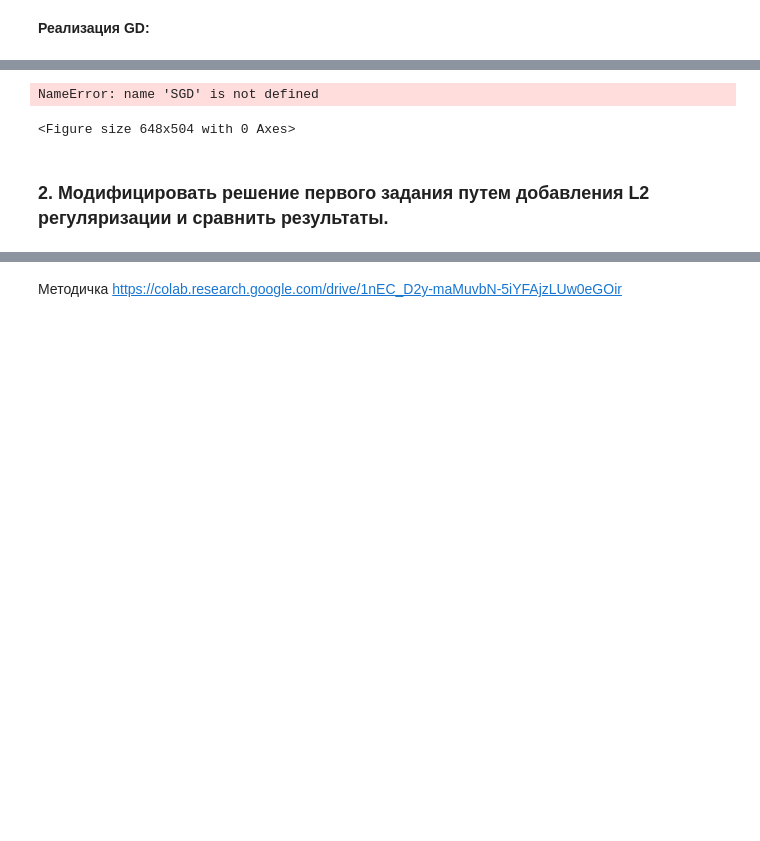
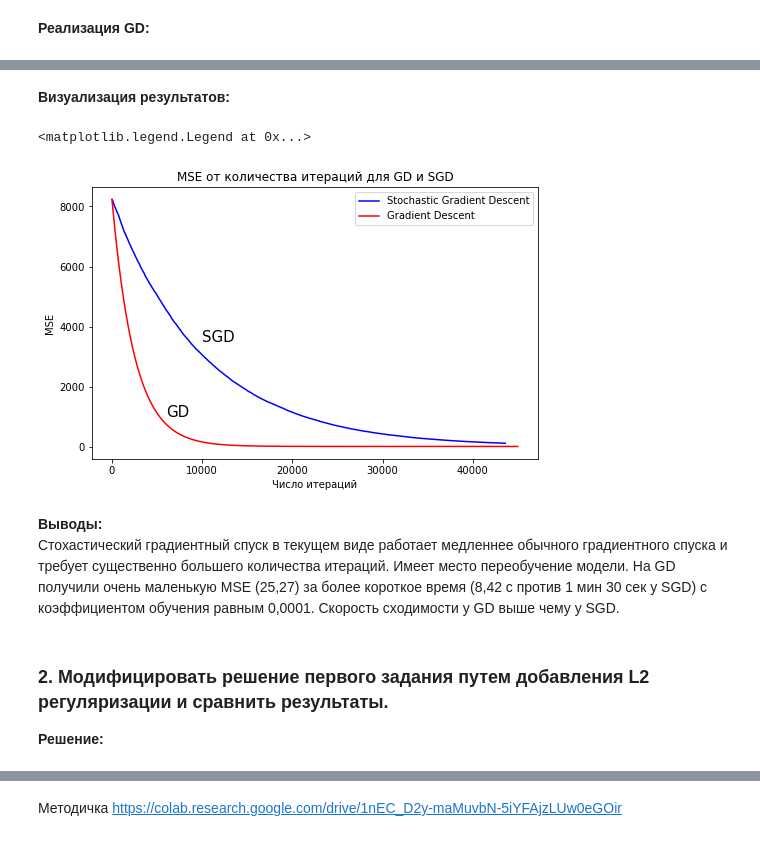
Before and after one commit to MikhailDemin/GB_DataScience-in-Med, a Jupyter notebook: 09_Data_analyze_algorhytms/09_lesson_2_my_solution.ipynb, the cells around one changed output, grey strips where cells are left out. Drawn from its saved outputs; the diff is of its cells as text; code cells hidden in the pictures; blank space fills up the shorter version.

```diff
--- a/09_Data_analyze_algorhytms/09_lesson_2_my_solution.ipynb
+++ b/09_Data_analyze_algorhytms/09_lesson_2_my_solution.ipynb
@@ -15,7 +16,7 @@ import numpy as np
 # %% [markdown]
 __Создание датасета:__
 # %%
-data, target, coef = datasets.make_regression(n_samples=10000,
+data, target, coef = datasets.make_regression(n_samples=20000,
                                               n_features = 2,
                                               n_informative = 2,
                                               n_targets = 1,
@@ -235,0 +131,15 @@ Initial weights = [1. 1.]
+# %%
+# Метод градиентного спуска
+error_gd = []
+def eval_GD(X, y, iterations, alpha):
+    np.random.seed(42)
+    w = np.random.randn(X.shape[1])
+    n = X.shape[0]
+    for i in range(1, iterations + 1):
+        y_pred = np.dot(X, w)
+        err = calc_mse(y, y_pred)
+        error_gd.append(err)
+        w -= alpha * (1/n * 2 * np.dot((y_pred - y), X))
+        if i % (iterations / 10) == 0:
+            print(f'Итерация = {i}, Подобранные веса = {w}, MSE = {err}')
+    return w
@@ -236,10 +163,16 @@ Initial weights = [1. 1.]
+# %% [markdown]
+__Визуализация результатов:__
 # %%
-# Визуализируем изменение функционала ошибки
-plt.figure(figsize=(9,7))
-plt.plot(range(len(errors)), errors)
-plt.title('MSE')
+# Визуализируем изменение MSE от количества итераций
+plt.figure(figsize=(8,5))
+plt.plot(range(len(errors)), errors, 'b', label='Stochastic Gradient Descent')
+plt.plot(range(len(error_gd)), error_gd, 'r', label='Gradient Descent')
+plt.text(10000, 3500, "SGD", fontsize=15)
+plt.text(6000, 1000, "GD", fontsize=15)
+plt.title('MSE от количества итераций для GD и SGD')
 plt.xlabel('Число итераций')
 plt.ylabel('MSE')
+plt.legend()
 # %% [output]
-NameError: name 'SGD' is not defined
+<matplotlib.legend.Legend at 0x...>
-<Figure size 648x504 with 0 Axes>
+[figure, added]
@@ -246,2 +197,6 @@ NameError: name 'SGD' is not defined
+# %% [markdown]
+__Выводы:__<br>
+Стохастический градиентный спуск в текущем виде работает медленнее обычного градиентного спуска и требует существенно большего количества итераций. Имеет место переобучение модели. На GD получили очень маленькую MSE (25,27) за более короткое время (8,42 с против 1 мин 30 сек у SGD) с коэффициентом обучения равным 0,0001. Скорость сходимости у GD выше чему у SGD.
 # %% [markdown]
 ### __2.__ Модифицировать решение первого задания путем добавления L2 регуляризации и сравнить результаты.<br>
+__Решение:__
```
Also changed, not shown: parts of 23 cells of this notebook, 1 other file.
